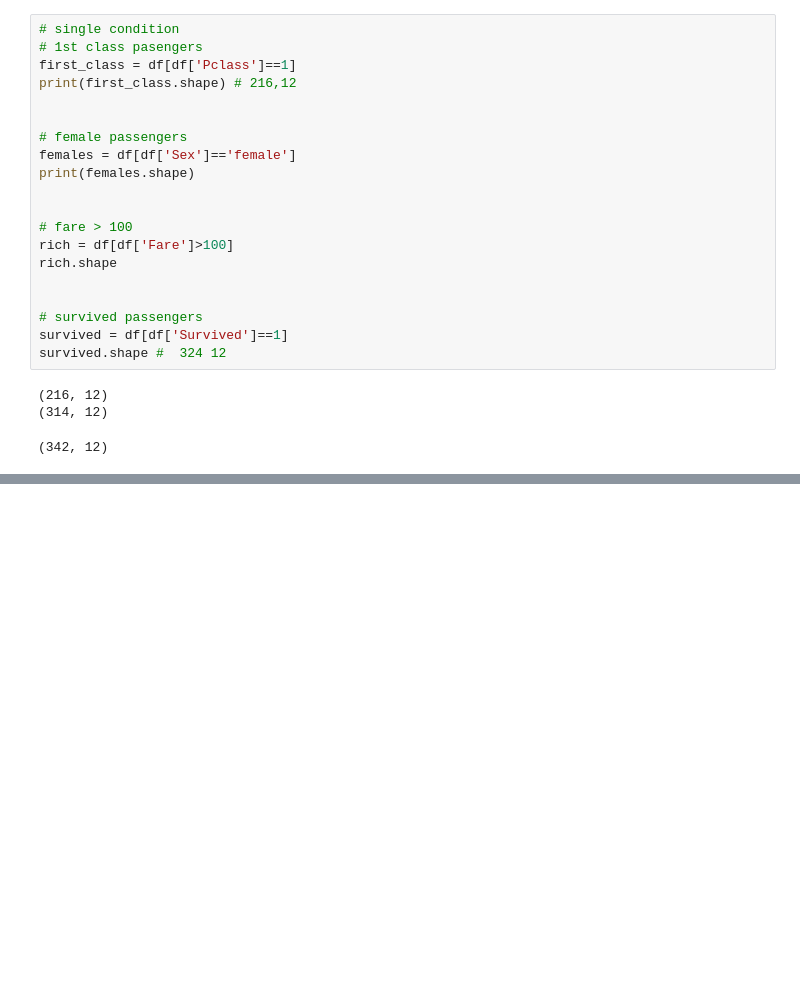
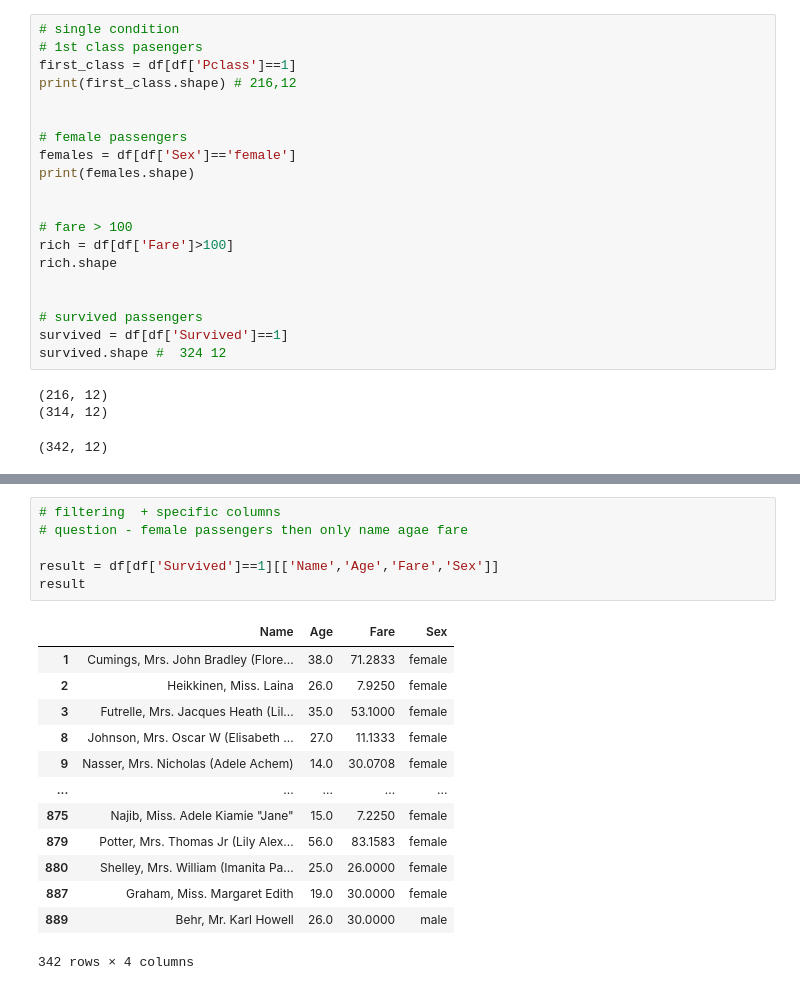
Before and after one commit to Deepanshu-8126/Pandas, a Jupyter notebook: Pandas_03,4.ipynb, the cells around one changed output, grey strips where cells are left out. Saved outputs shown, nothing was run; the diff lists cells and outputs as text; blank space fills up the shorter version.

```diff
--- a/Pandas_03,4.ipynb
+++ b/Pandas_03,4.ipynb
@@ -225,0 +274,20 @@ rich_old
+# %%
+# filtering  + specific columns
+# question - female passengers then only name agae fare
+
+result = df[df['Survived']==1][['Name','Age','Fare','Sex']]
+result
+# %% [output]
+|  | Name | Age | Fare | Sex |
+| 1 | Cumings, Mrs. John Bradley (Flore... | 38.0 | 71.2833 | female |
+| 2 | Heikkinen, Miss. Laina | 26.0 | 7.9250 | female |
+| 3 | Futrelle, Mrs. Jacques Heath (Lil... | 35.0 | 53.1000 | female |
+| 8 | Johnson, Mrs. Oscar W (Elisabeth ... | 27.0 | 11.1333 | female |
+| 9 | Nasser, Mrs. Nicholas (Adele Achem) | 14.0 | 30.0708 | female |
+| ... | ... | ... | ... | ... |
+| 875 | Najib, Miss. Adele Kiamie "Jane" | 15.0 | 7.2250 | female |
+| 879 | Potter, Mrs. Thomas Jr (Lily Alex... | 56.0 | 83.1583 | female |
+| 880 | Shelley, Mrs. William (Imanita Pa... | 25.0 | 26.0000 | female |
+| 887 | Graham, Miss. Margaret Edith | 19.0 | 30.0000 | female |
+| 889 | Behr, Mr. Karl Howell | 26.0 | 30.0000 | male |
+342 rows × 4 columns
```
Also changed, not shown: parts of 6 cells of this notebook.
